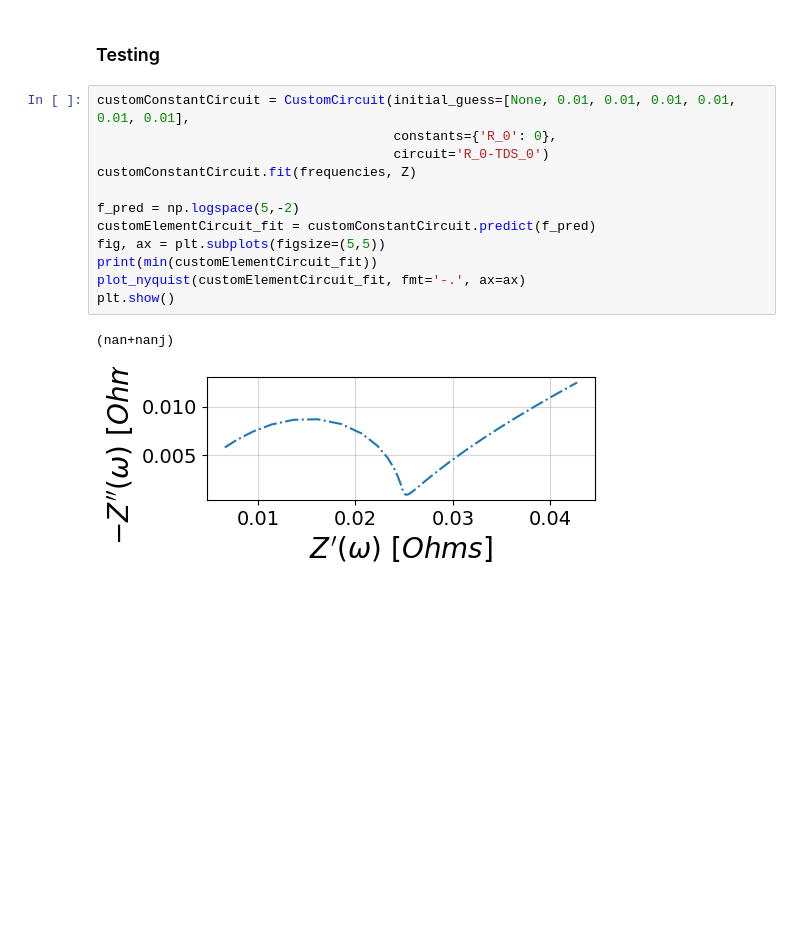
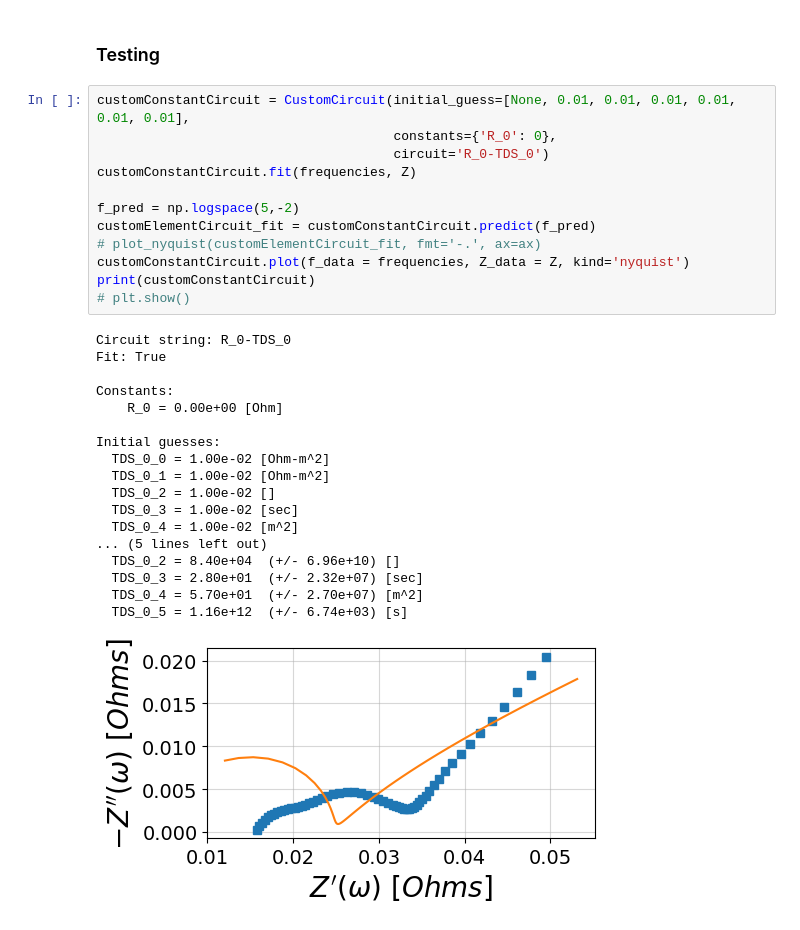
Before and after one commit to lauren8040/impedance.py, a Jupyter notebook: testing_circuits.ipynb, the cells around one changed output. Drawn from its saved outputs; the diff is of its cells as text; blank space fills up the shorter version.

```diff
--- a/testing_circuits.ipynb
+++ b/testing_circuits.ipynb
@@ -19,15 +19,31 @@ frequencies, Z = preprocessing.ignoreBelowX(frequencies_uncropped, Z_uncropped)
 # %%
 customConstantCircuit = CustomCircuit(initial_guess=[None, 0.01, 0.01, 0.01, 0.01, 0.01, 0.01],
                                       constants={'R_0': 0},
                                       circuit='R_0-TDS_0')
 customConstantCircuit.fit(frequencies, Z)
 
 f_pred = np.logspace(5,-2)
 customElementCircuit_fit = customConstantCircuit.predict(f_pred)
-fig, ax = plt.subplots(figsize=(5,5))
-print(min(customElementCircuit_fit))
-plot_nyquist(customElementCircuit_fit, fmt='-.', ax=ax)
-plt.show()
+# plot_nyquist(customElementCircuit_fit, fmt='-.', ax=ax)
+customConstantCircuit.plot(f_data = frequencies, Z_data = Z, kind='nyquist')
+print(customConstantCircuit)
+# plt.show()
 # %% [output]
-(nan+nanj)
+Circuit string: R_0-TDS_0
+Fit: True
+
+Constants:
+    R_0 = 0.00e+00 [Ohm]
+
+Initial guesses:
+  TDS_0_0 = 1.00e-02 [Ohm-m^2]
+  TDS_0_1 = 1.00e-02 [Ohm-m^2]
+  TDS_0_2 = 1.00e-02 []
+  TDS_0_3 = 1.00e-02 [sec]
+  TDS_0_4 = 1.00e-02 [m^2]
+... (5 lines left out)
+  TDS_0_2 = 8.40e+04  (+/- 6.96e+10) []
+  TDS_0_3 = 2.80e+01  (+/- 2.32e+07) [sec]
+  TDS_0_4 = 5.70e+01  (+/- 2.70e+07) [m^2]
+  TDS_0_5 = 1.16e+12  (+/- 6.74e+03) [s]
-[figure, old version]
+[figure, new version]
```
Also changed, not shown: parts of 2 cells of this notebook.
